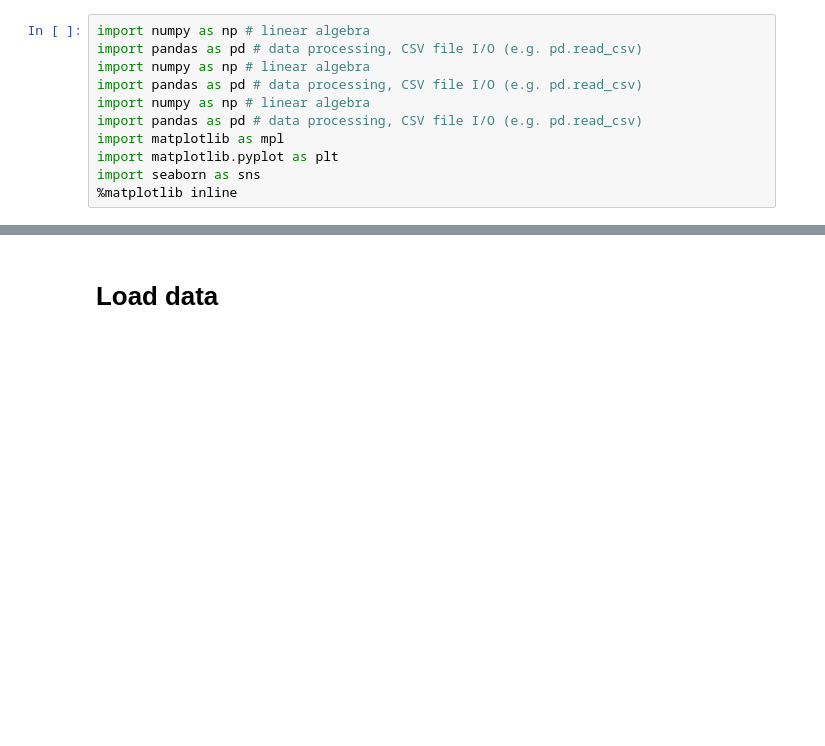
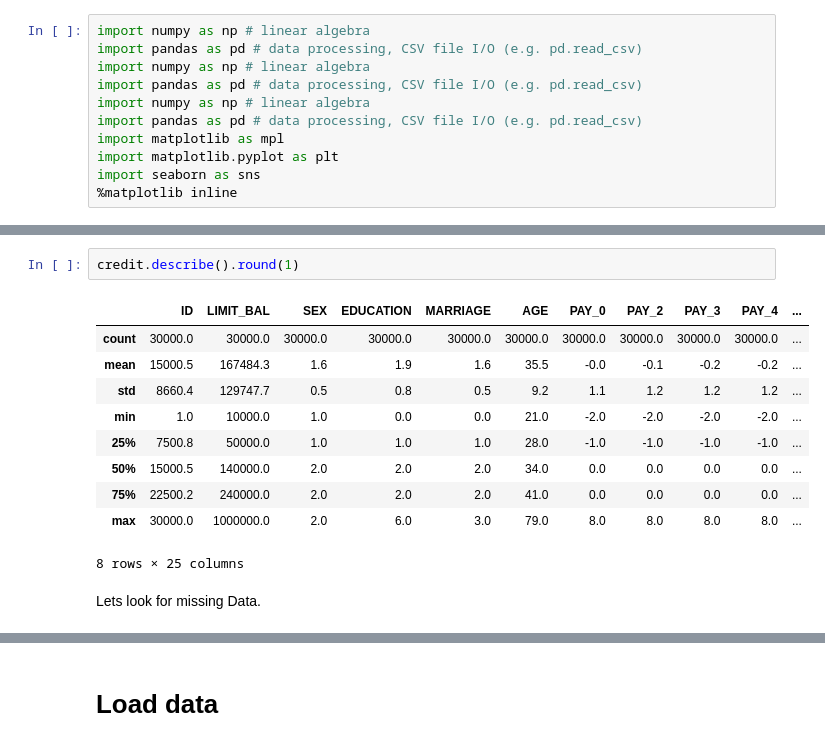
Before and after one commit to greatschism/C5T2, a Jupyter notebook: notebooks/Preprocessing/homework51t2.ipynb, the cells around one changed output, grey strips where cells are left out. Cells and saved outputs as stored; diff of their text form; blank space fills up the shorter version.

```diff
--- a/notebooks/Preprocessing/homework51t2.ipynb
+++ b/notebooks/Preprocessing/homework51t2.ipynb
@@ -98,0 +124,15 @@ credit.describe()
+# %%
+credit.describe().round(1)
+# %% [output]
+|  | ID | LIMIT_BAL | SEX | EDUCATION | MARRIAGE | AGE | PAY_0 | PAY_2 | PAY_3 | PAY_4 | ... |
+| count | 30000.0 | 30000.0 | 30000.0 | 30000.0 | 30000.0 | 30000.0 | 30000.0 | 30000.0 | 30000.0 | 30000.0 | ... |
+| mean | 15000.5 | 167484.3 | 1.6 | 1.9 | 1.6 | 35.5 | -0.0 | -0.1 | -0.2 | -0.2 | ... |
+| std | 8660.4 | 129747.7 | 0.5 | 0.8 | 0.5 | 9.2 | 1.1 | 1.2 | 1.2 | 1.2 | ... |
+| min | 1.0 | 10000.0 | 1.0 | 0.0 | 0.0 | 21.0 | -2.0 | -2.0 | -2.0 | -2.0 | ... |
+| 25% | 7500.8 | 50000.0 | 1.0 | 1.0 | 1.0 | 28.0 | -1.0 | -1.0 | -1.0 | -1.0 | ... |
+| 50% | 15000.5 | 140000.0 | 2.0 | 2.0 | 2.0 | 34.0 | 0.0 | 0.0 | 0.0 | 0.0 | ... |
+| 75% | 22500.2 | 240000.0 | 2.0 | 2.0 | 2.0 | 41.0 | 0.0 | 0.0 | 0.0 | 0.0 | ... |
+| max | 30000.0 | 1000000.0 | 2.0 | 6.0 | 3.0 | 79.0 | 8.0 | 8.0 | 8.0 | 8.0 | ... |
+8 rows × 25 columns
+# %% [markdown]
+Lets look for missing Data.
```
Also changed, not shown: parts of 66 cells of this notebook, 2 other files.
